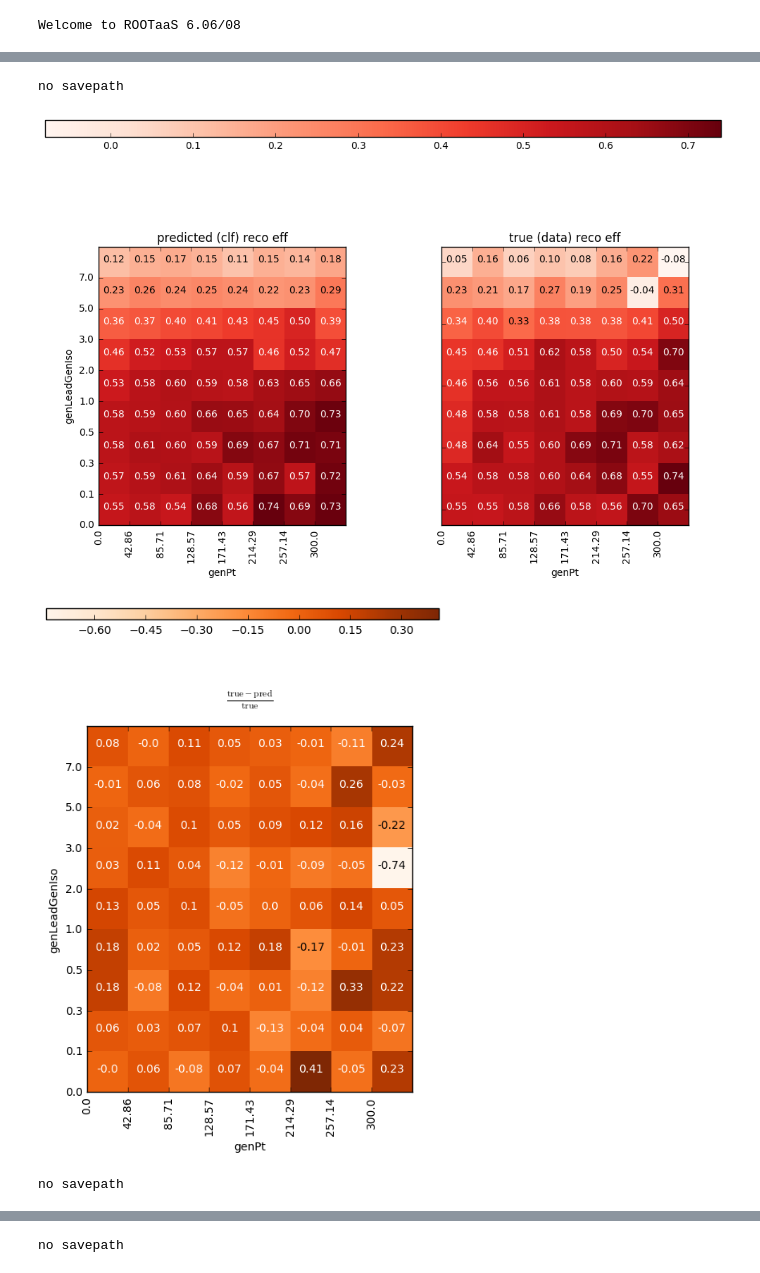
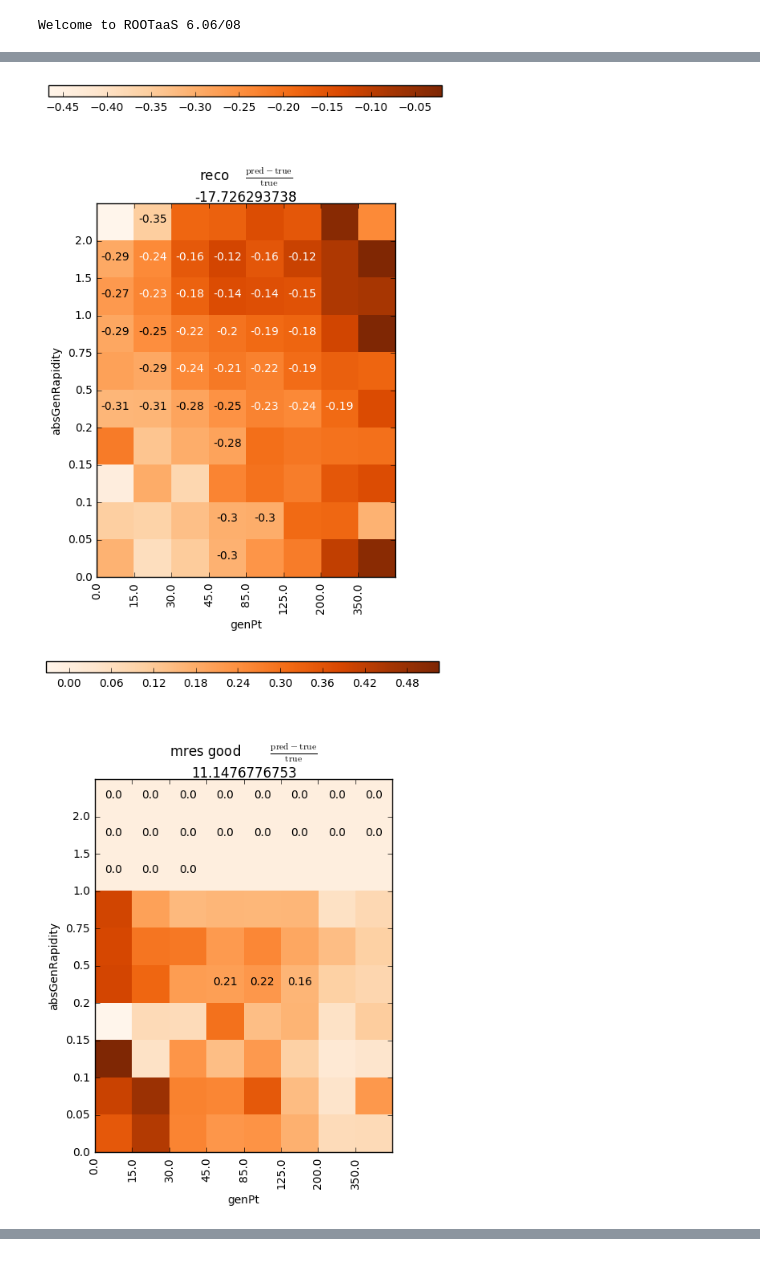
Before and after one commit to jandrejk/higgs_model_dep, a Jupyter notebook: class_ttH_projPlots.ipynb, the cells around one changed output, grey strips where cells are left out. Saved outputs shown, nothing was run; the diff lists cells and outputs as text; code cells hidden in the pictures.

```diff
--- a/class_ttH_projPlots.ipynb
+++ b/class_ttH_projPlots.ipynb
@@ -88,12 +112,11 @@ def weight_freq (df_name, column_name, equal_to, weight_name) :
     #----------------------------------------------------------------------------
 # %%
-N_PtBins = 8
-x_var = 'genPt'
-y_var = 'genLeadGenIso'
-bins_dict = { 'genPt'        : dict(boundaries=np.linspace(0.,300.,N_PtBins)),
+#x_var = 'genLeadGenIso'
+#y_var = 'genSubleadGenIso'
+bins_dict = { 'genPt'        : dict(boundaries=[0.,15.,30.,45.,85.,125.,200.,350.]),
             'absGenRapidity' : dict(boundaries=[0.,0.05,0.1,0.15,0.2,0.5,0.75,1.,1.5,2.,2.5]),
-             'genLeadGenIso' : dict(boundaries=[0.,0.1,0.3,0.5,1.,2.,3.,5.,7.])
-             'genSubleadGenIso' : dict(boundaries=[0.,0.1,0.3,0.5,1.,2.,3.,5.,7.])
+             #'genLeadGenIso' :    dict(boundaries=[0.,0.1,0.3,0.5,1.,2.,3.,5.,7.]),
+             #'genSubleadGenIso' : dict(boundaries=[0.,0.1,0.3,0.5,1.,2.,3.,5.,7.])
 
              }
 ut.runDefineBins(effFitter,bins_dict)
@@ -106,32 +129,46 @@ df_test_initial = df_initial[:first_train_evt]
 # take ttH sample
 df_ttH = df_initial[df_initial['proc']==1]
 df_ttH_test = df_test_initial[df_test_initial['proc']==1]
-# %%
-saveName = x_var+'_vs_'+y_var+'/'
-savePath = '/mnt/t3nfs01/data01/shome/jandrejk/higgs_model_dep/plots/ttH_PhaseSpaceCuts/'
-
-directory = savePath+saveName
-
-if not os.path.exists(directory):
-    os.makedirs(directory)
 # %%
-# watch out class 0 correspnds to prob 1
-mres = ['good','medium','bad']
-for i in np.arange(0,4,1) :
-    #print i
-    gb_freq  = df_ttH.groupby([x_var+'Bin',y_var+'Bin']).apply(weight_freq,"class",(i-1),'weight')
-    gb_proba = df_ttH_test.groupby([x_var+'Bin',y_var+'Bin']).apply(weighted_average, 'class_prob_'+str(i),'weight')
-    if (i == 0) :
-        effplt.plot_imshow([gb_proba,gb_freq],binBoundaries=bins_dict, x_lab=x_var,y_lab=y_var,titles=['pred','true'],
-                            savepath=savePath+saveName+'reco_eff',
-                           effTag=True)
-    else :
-        effplt.plot_imshow([gb_proba,gb_freq],binBoundaries=bins_dict, x_lab=x_var,y_lab=y_var,
-                           titles=['pred: mres '+mres[i-1],'true: mres '+mres[i-1]],
-                            savepath=savePath+saveName+'mres_'+mres[i-1],
-                           effTag=False)
+reload(effplt)
+for x_var, y_var in itertools.combinations(proj_variables,2) :
+
+    saveName = x_var+'_vs_'+y_var+'/'
+    savePath = '/mnt/t3nfs01/data01/shome/jandrejk/higgs_model_dep/plots/ttH_PhaseSpaceCuts_20PercentCut_old/'
+    directory = savePath+saveName
+
+    if not os.path.exists(directory):
+        os.makedirs(directory)
+
+    mres = ['good','medium','bad']
+    # watch out class 0 correspnds to prob 1
+    for i in np.arange(0,4,1) :
+        #print i
+        gb_freq = df_ttH.groupby([x_var+'Bin',y_var+'Bin']).apply(weight_freq,"class",(i-1),'absweight',err=False)
+        gb_freq_err = df_ttH.groupby([x_var+'Bin',y_var+'Bin']).apply(weight_freq,"class",(i-1),'absweight',err=True)
+
+
+        gb_proba = df_ttH_test.groupby([x_var+'Bin',y_var+'Bin']).apply(weighted_average, 'class_prob_'+str(i),'absweight')
+        if (i == 0) :
+            effplt.plotRelDiff_imshow(groupby_objects=[gb_proba,gb_freq],
+                                      true_err = gb_freq_err,
+                                      binBoundaries=bins_dict,
+                                      x_lab=x_var,
+                                      y_lab=y_var,
+                                        cmap=plt.cm.Oranges,
+                                      title='reco \t',
+                                savepath=None,#directory+'reco_eff',
+                               )
+        else :
+            effplt.plotRelDiff_imshow(groupby_objects=[gb_proba,gb_freq],
+                                      true_err = gb_freq_err,
+                                      binBoundaries=bins_dict,
+                                      x_lab=x_var,
+                                      y_lab=y_var,
+                                      cmap=plt.cm.Oranges,
+                               title='mres '+mres[i-1]+'\t',
+                                savepath=None,#directory+'mres_'+mres[i-1],
+                               )
 # %% [output]
-no savepath
-[figure, old version]
+[figure, new version]
-[figure, old version]
+[figure, new version]
-no savepath
@@ -140 +176,0 @@ no savepath
-no savepath
```
Also changed, not shown: parts of 12 cells of this notebook, 11 other files.
